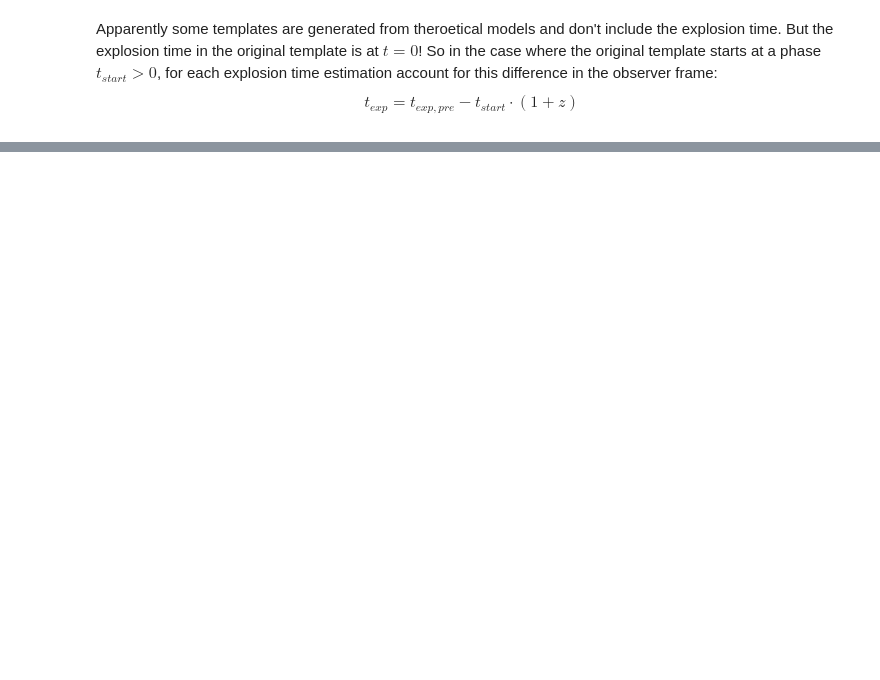
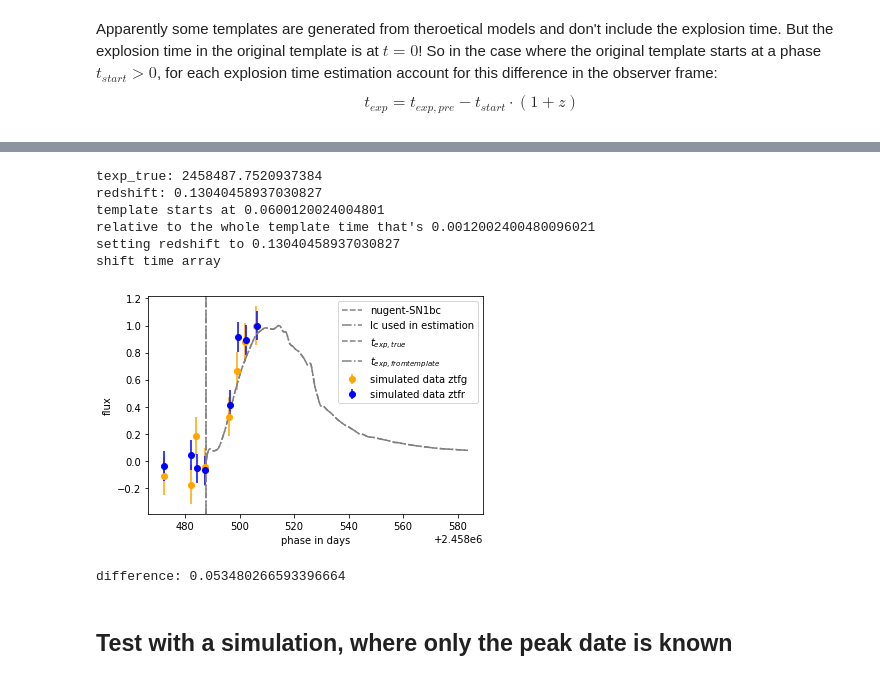
Before and after one commit to JannisNe/ztf_SN-LCs-explosion_time_estimation, a Jupyter notebook: demo/explosion_time_from_times_series/explosion_time_from_peak_mjd.ipynb, the cells around one changed output, grey strips where cells are left out. Cells and saved outputs as stored; diff of their text form; code cells hidden in the pictures; blank space fills up the shorter version.

```diff
--- a/demo/explosion_time_from_times_series/explosion_time_from_peak_mjd.ipynb
+++ b/demo/explosion_time_from_times_series/explosion_time_from_peak_mjd.ipynb
@@ -247,0 +338,73 @@ plt.close()
+# %%
+simsurveyDH = DataHandler.get_dhandler('simsurvey_simulation')
+path = simsurveyDH.get_data('sncosmo')
+ind = 67
+with open(path, 'rb') as f:
+    data = pickle.load(f, encoding='latin1')
+
+band = None
+lc = data['lcs'][ind]
+plot_lc = lc if not band else lc[lc['band'] == band]
+texp_true = data['meta']['t0'][ind]
+this_redshift = data['meta']['z'][ind]
+amplitude = data['meta']['amplitude'][ind]
+simulated_with = 'nugent-sn1bc'
+# %%
+model = sncosmo.Model(source=simulated_with)
+print('texp_true: ' + str(texp_true))
+print('redshift: ' + str(this_redshift))
+
+model.set(t0=texp_true, z=this_redshift, amplitude=amplitude)
+
+wavelength = [model.minwave(), model.maxwave()]
+transmission = [1, 1]
+complete_band = sncosmo.Bandpass(wavelength, transmission, name='complete band')
+
+time = np.linspace(model.mintime(), model.maxtime(), 5000)
+flux = model.bandflux(complete_band if not band else band, time)
+flux = flux/max(flux)
+
+peak_mjd = time[np.argmax(flux)]
+
+texp_from_template, t, f = get_explosion_time(simulated_with,
+                                                band=band,
+                                                peak_mjd=peak_mjd,
+                                                redshift=this_redshift,
+                                                full_output=True)
+
+fig, ax = plt.subplots()
+color=bandcolors(band)
+ax.plot(time, flux, label='nugent-SN1bc', color=color, ls='--')
+ax.plot(t, f, label='lc used in estimation', color=color, ls='-.')
+
+for plot_band in np.unique(plot_lc['band']):
+    band_lc = plot_lc[plot_lc['band'] == plot_band]
+    ax.errorbar(band_lc['time'], band_lc['flux']/max(band_lc['flux']),
+                yerr=band_lc['fluxerr']/max(band_lc['flux']),
+                color=bandcolors(plot_band), ls='', marker='o', label='simulated data ' + plot_band)
+
+ax.axvline(texp_true, ls='--', color=color, label=r'$t_{exp,true}$')
+ax.axvline(texp_from_template, ls='-.', color=color, label=r'$t_{exp,from template}$')
+
+
+ax.set_xlabel('phase in days')
+ax.set_ylabel('flux')
+if band:
+    ax.set_title("flux in " + band)
+ax.legend()
+
+plt.show()
+plt.close()
+
+print('difference: ' + str(texp_true - texp_from_template))
+# %% [output]
+texp_true: 2458487.7520937384
+redshift: 0.13040458937030827
+template starts at 0.0600120024004801
+relative to the whole template time that's 0.0012002400480096021
+setting redshift to 0.13040458937030827
+shift time array
+[figure, added]
+difference: 0.053480266593396664
+# %% [markdown]
+## Test with a simulation, where only the peak date is known ##
```
Also changed, not shown: parts of 13 cells of this notebook, 2 other files.
